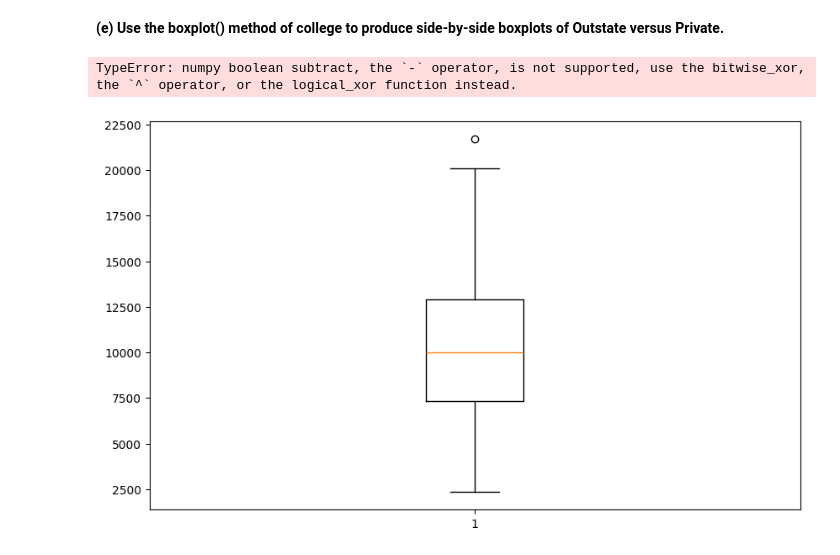
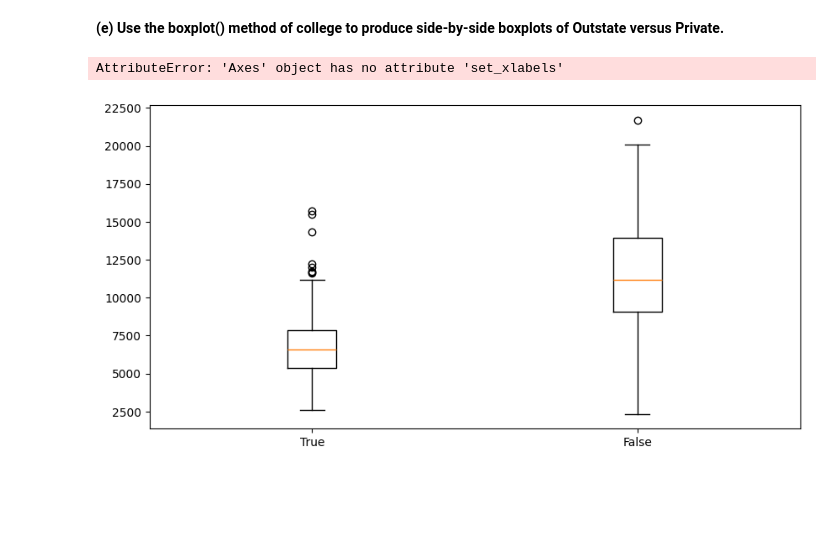
Before and after one commit to psgpyc/ISLP-and-HML-with-Scikit-Keras-Tenserflow, a Jupyter notebook: Chapter_2/notebooks/applied.ipynb, the cells around one changed output. Cells and saved outputs as stored; diff of their text form; code cells hidden in the pictures; blank space fills up the shorter version.

```diff
--- a/Chapter_2/notebooks/applied.ipynb
+++ b/Chapter_2/notebooks/applied.ipynb
@@ -121,6 +121,14 @@ array([[<Axes: xlabel='Top10perc', ylabel='Top10perc'>,
 # %% [markdown]
 **(e) Use the boxplot() method of college to produce side-by-side boxplots of Outstate versus Private.**
 # %%
+pgrouped = college.groupby('Private')['Outstate'].apply(list)
-# %% [output]
-TypeError: numpy boolean subtract, the `-` operator, is not supported, use the bitwise_xor, the `^` operator, or the logical_xor function instead.
-[figure, removed]
+# %%
+fig, ax = plt.subplots(figsize=(10,5))
+
+ax.boxplot([pgrouped.iloc[0], pgrouped.iloc[1]])
+ax.set_xticklabels(['True', 'False'])
+
+ax.set_xlabels('Public/Private Indicator')
+# %% [output]
+AttributeError: 'Axes' object has no attribute 'set_xlabels'
+[figure, added]
```
Also changed, not shown: parts of 1 cell of this notebook.
